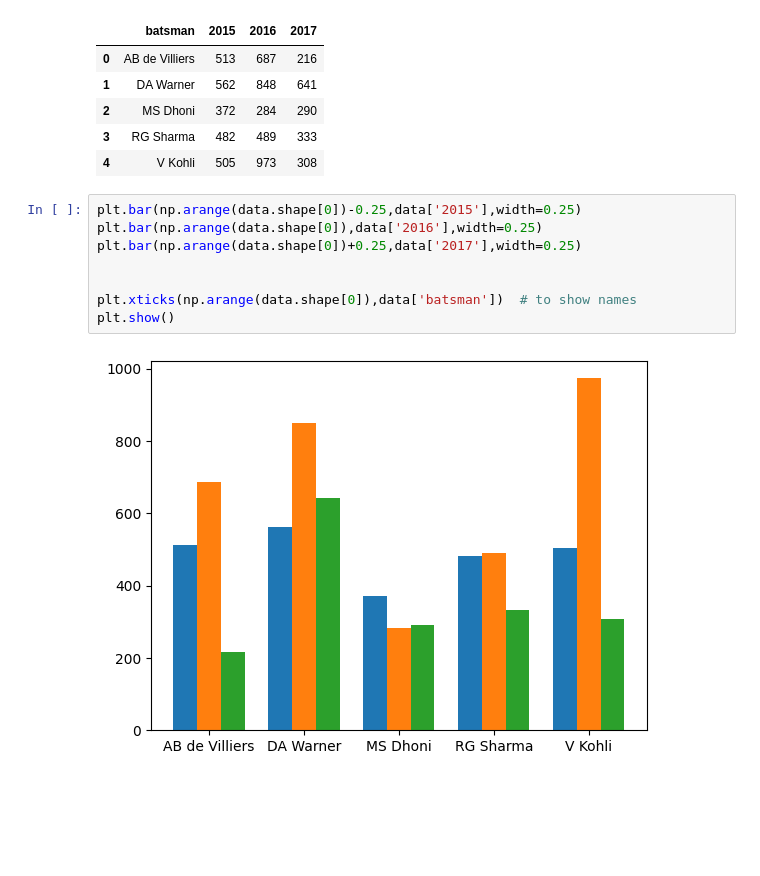
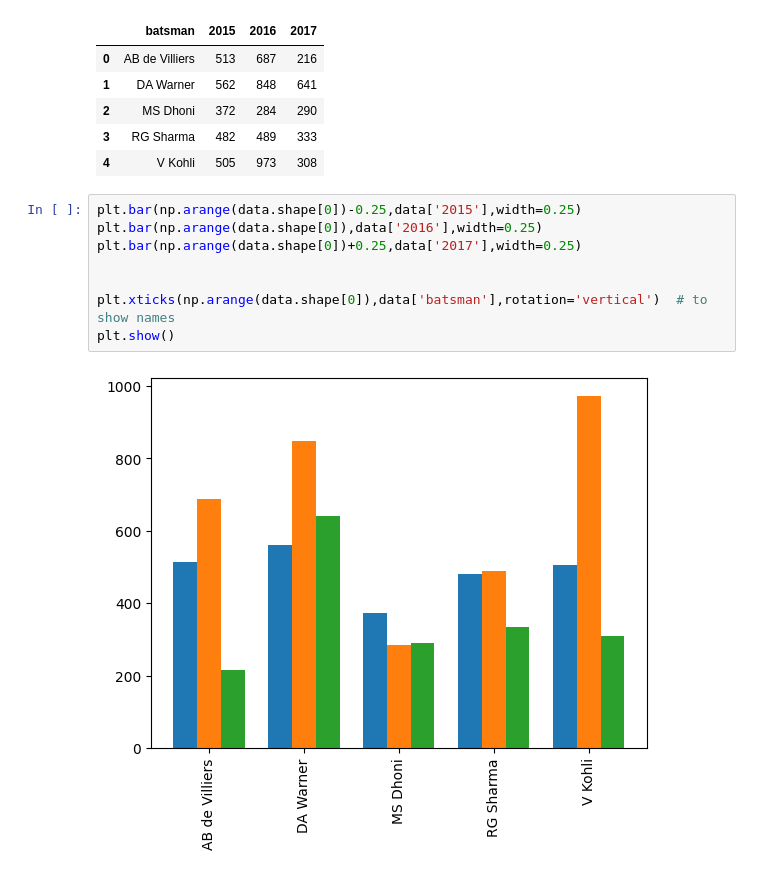
Before and after one commit to Bhavik2209/pandas_basics_-IPL-analysis-, a Jupyter notebook: matplotlib/matplot.ipynb, the cells around one changed output. Cells and saved outputs as stored; diff of their text form; blank space fills up the shorter version.

```diff
--- a/matplotlib/matplot.ipynb
+++ b/matplotlib/matplot.ipynb
@@ -135,10 +135,10 @@ data.head()
 # %%
 plt.bar(np.arange(data.shape[0])-0.25,data['2015'],width=0.25)
 plt.bar(np.arange(data.shape[0]),data['2016'],width=0.25)
 plt.bar(np.arange(data.shape[0])+0.25,data['2017'],width=0.25)
 
 
-plt.xticks(np.arange(data.shape[0]),data['batsman'])  # to show names
+plt.xticks(np.arange(data.shape[0]),data['batsman'],rotation='vertical')  # to show names
 plt.show()
 # %% [output]
-[figure, old version]
+[figure, new version]
```
Also changed, not shown: parts of 11 cells of this notebook, 2 other files.
